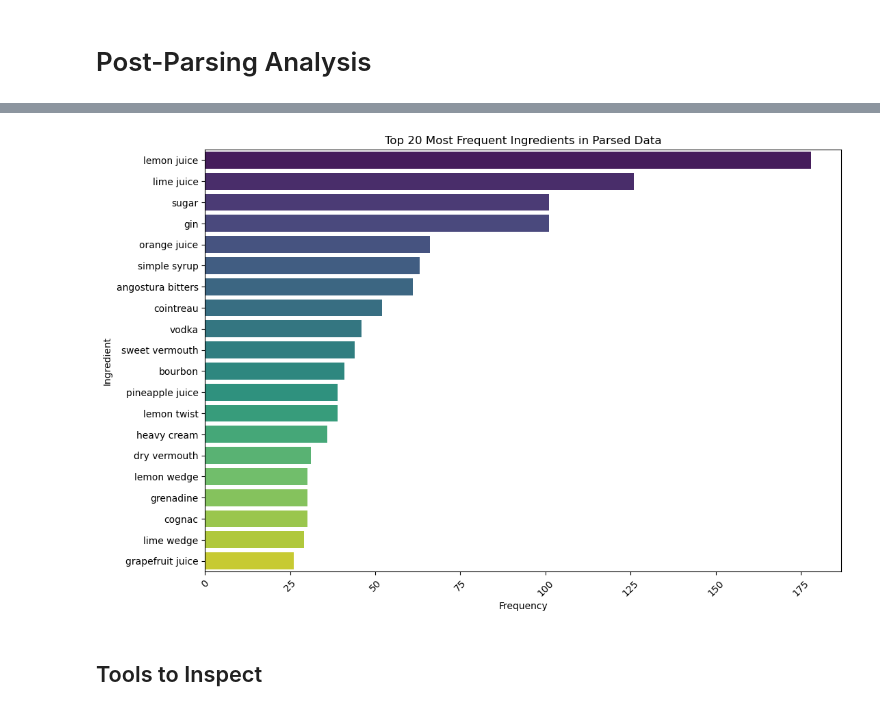
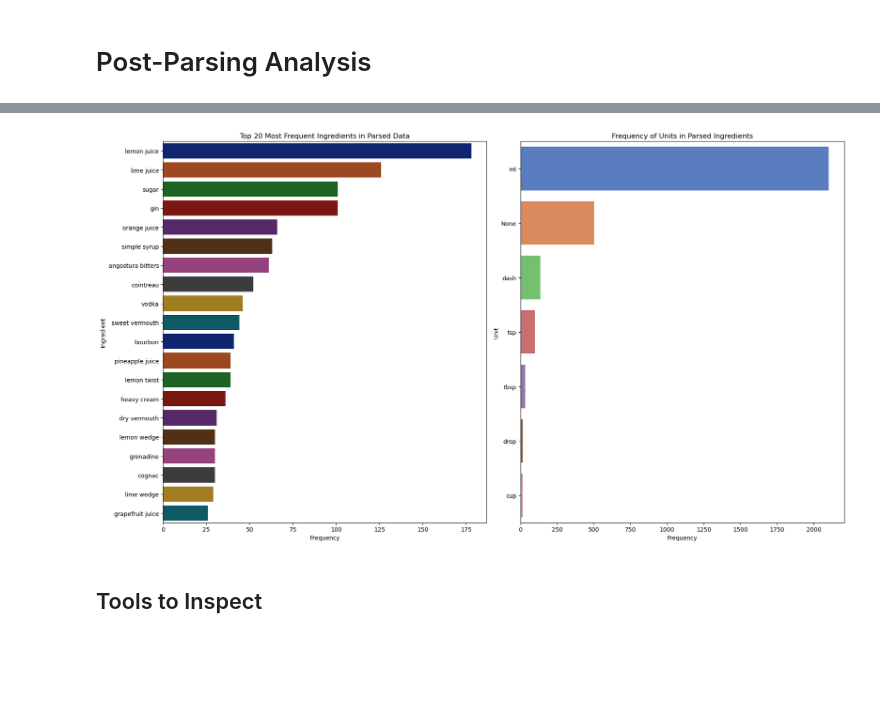
Before and after one commit to CSergiy/AI-Cocktails, a Jupyter notebook: Notebooks/Data_Preprocessing_v2.ipynb, the cells around one changed output, grey strips where cells are left out. Cells and saved outputs as stored; diff of their text form; code cells hidden in the pictures; blank space fills up the shorter version.

Commit message:
Add visual for post parsing analysis

```diff
--- a/Notebooks/Data_Preprocessing_v2.ipynb
+++ b/Notebooks/Data_Preprocessing_v2.ipynb
@@ -1112,22 +1093,31 @@ plt.show()
-# %%
-# Count the frequency of each ingredient
-ingredient_counts = parsed_df['ingredient'].value_counts()
-
-# Get the top 20 most frequent ingredients
-top_ingredients = ingredient_counts.head(20)
-
-# Create a bar chart for the top 20 ingredients
-plt.figure(figsize=(12, 8))
-sns.barplot(x=top_ingredients.values, y=top_ingredients.index, palette="viridis", orient='h')  # Use horizontal bars
-
-plt.title('Top 20 Most Frequent Ingredients in Parsed Data')
-plt.xlabel('Frequency')  # X-axis shows the frequency of each ingredient
-plt.ylabel('Ingredient')  # Y-axis shows the ingredient names
-plt.xticks(rotation=45)  # Rotate x-axis labels for better readability if needed
-
-plt.show()
-# %% [output]
-[figure, removed]
+# %%
+# Count the frequency of each ingredient and unit
+ingredient_counts = parsed_df['ingredient'].value_counts().head(20)
+unit_counts = parsed_df['unit'].value_counts(dropna=False)
+
+# Replace NaN (None) with 'None' for visualization purposes
+unit_counts.index = unit_counts.index.fillna('None')
+
+# Create a figure with subplots
+fig, ax = plt.subplots(nrows=1, ncols=2, figsize=(18, 10))
+
+# Plot for top 20 ingredients
+sns.barplot(x=ingredient_counts.values, y=ingredient_counts.index, ax=ax[0], palette="dark", orient='h')
+ax[0].set_title('Top 20 Most Frequent Ingredients in Parsed Data')
+ax[0].set_xlabel('Frequency')
+ax[0].set_ylabel('Ingredient')
+
+# Plot for unit frequency
+sns.barplot(x=unit_counts.values, y=unit_counts.index, ax=ax[1], palette="muted", orient='h')
+ax[1].set_title('Frequency of Units in Parsed Ingredients')
+ax[1].set_xlabel('Frequency')
+ax[1].set_ylabel('Unit')
+
+# Improve layout and display the plot
+plt.tight_layout()
+plt.show()
+# %% [output]
+[figure, added]
 # %% [markdown]
 ## Tools to Inspect
 # %% [markdown]
```
Also changed, not shown: parts of 1 cell of this notebook.
